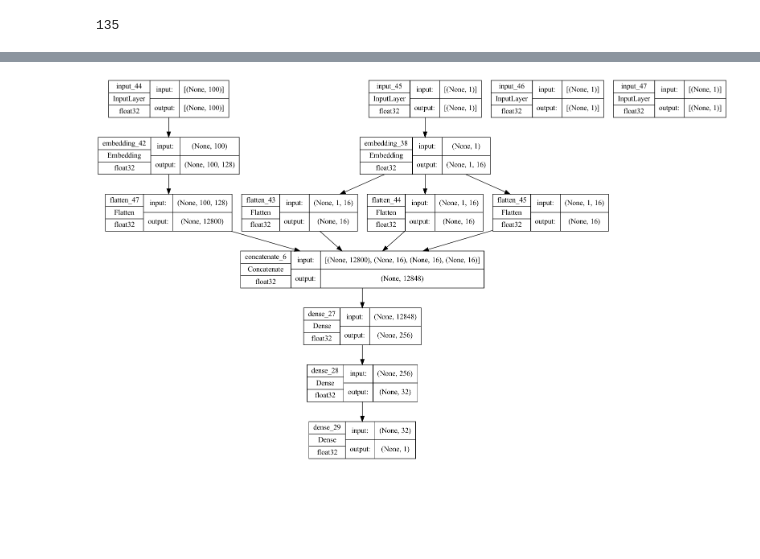
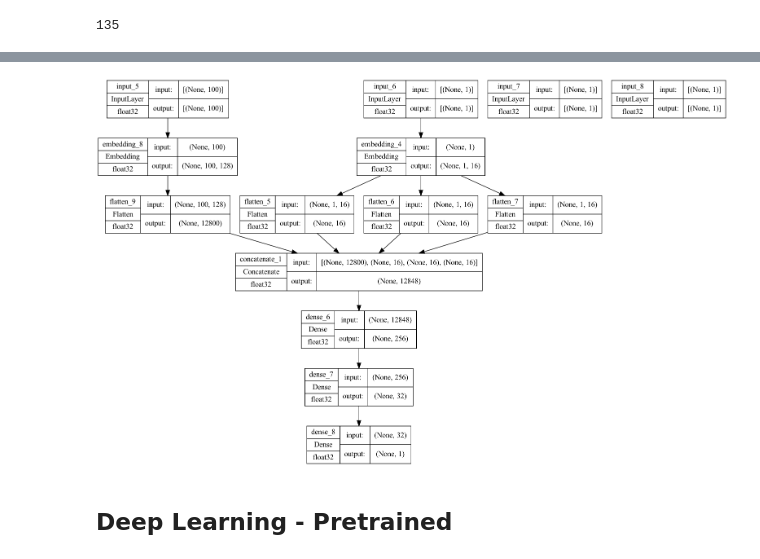
Before and after one commit to yotke/Final_Data_Science, a Jupyter notebook: Wine Dataset - DL.ipynb, the cells around one changed output, grey strips where cells are left out. Cells and saved outputs as stored; diff of their text form; code cells hidden in the pictures; blank space fills up the shorter version.

```diff
--- a/Wine Dataset - DL.ipynb
+++ b/Wine Dataset - DL.ipynb
@@ -133,5 +104,0 @@ desc_1024 = tokenizer_1024.texts_to_sequences(X_train.description)
-# %%
-print(X_train['year'].dtype)
-X_train['year'] = X_train['year'].astype(np.float32)
-# print("Shape of desc_1024_pad:", desc_1024_pad.shape)
-print("Shape of X_train['year']:", X_train['year'].shape)
@@ -526,4 +349,6 @@ Test MAE: 2.1057519912719727
 # %%
-plot_model(model, show_dtype=True, show_shapes=True, show_layer_names=True, to_file='model_1.png')
+plot_model(model, show_dtype=True, show_shapes=True, show_layer_names=True, to_file='Images/model_1.png')
 # %% [output]
-[figure, old version]
+[figure, new version]
+# %% [markdown]
+## Deep Learning - Pretrained
```
Also changed, not shown: parts of 56 cells of this notebook.
